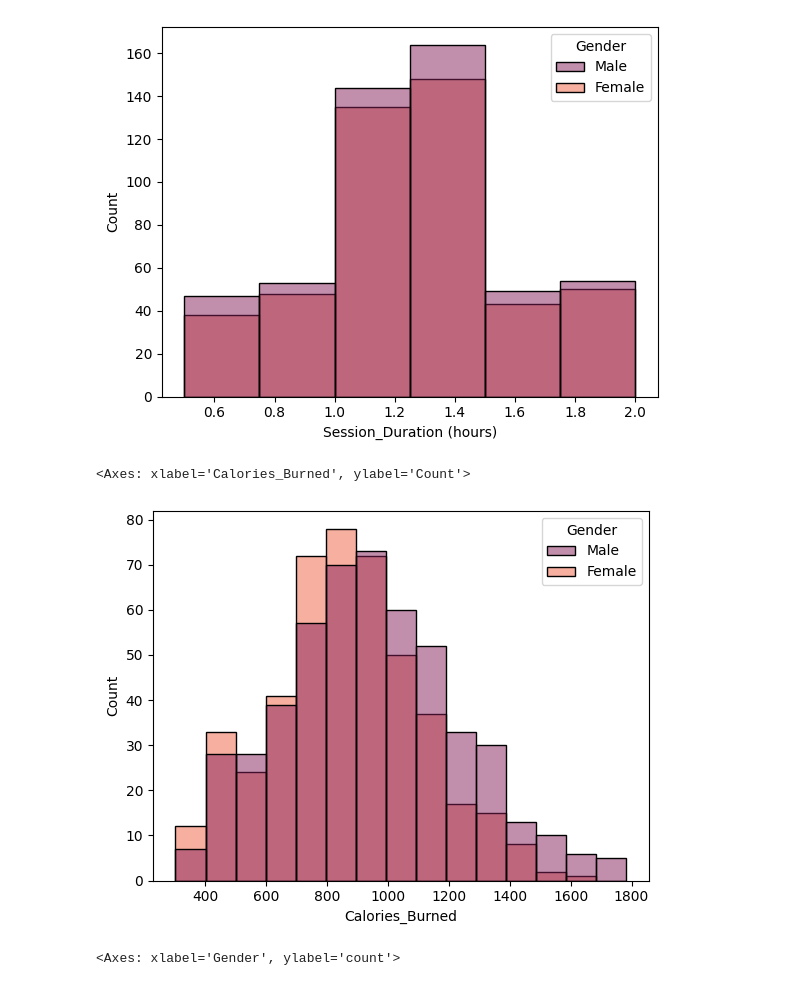
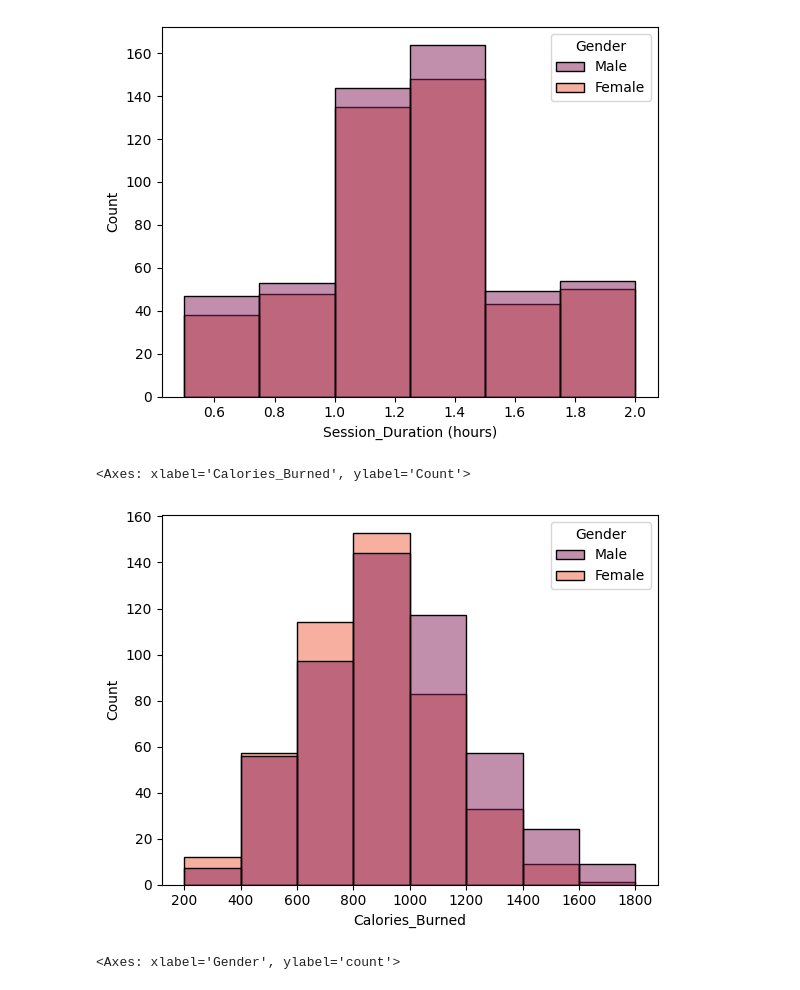
Before and after one commit to natoo77/GymMemebersDataset, a Jupyter notebook: Gym_Members_Exercise_Dataset_EDA_+_Calorie_prediction_regression_+_Experience_level_classification.ipynb, the cells around one changed output. Drawn from its saved outputs; the diff is of its cells as text; code cells hidden in the pictures.

```diff
--- a/Gym_Members_Exercise_Dataset_EDA_+_Calorie_prediction_regression_+_Experience_level_classification.ipynb
+++ b/Gym_Members_Exercise_Dataset_EDA_+_Calorie_prediction_regression_+_Experience_level_classification.ipynb
@@ -132,11 +137,11 @@ sns.histplot(data=data, x="Session_Duration (hours)", binwidth=0.25, binrange=[0
 [figure]
 # %%
 # @title Calories burnt
-sns.histplot(data=data, x="Calories_Burned", hue= 'Gender', bins=15, palette= 'rocket')
+sns.histplot(data=data, x="Calories_Burned", hue= 'Gender', binwidth=200, binrange=[200,1800], palette= 'rocket')
 #30, 45, 60, 75, 90, 105,120 - inervals for workout
 # %% [output]
 <Axes: xlabel='Calories_Burned', ylabel='Count'>
-[figure, old version]
+[figure, new version]
 # %%
 # @title Gender count
 sns.countplot(data=data, x='Gender', palette= 'rocket', hue_order=['Female','Male'])
```
Also changed, not shown: parts of 52 cells of this notebook.
